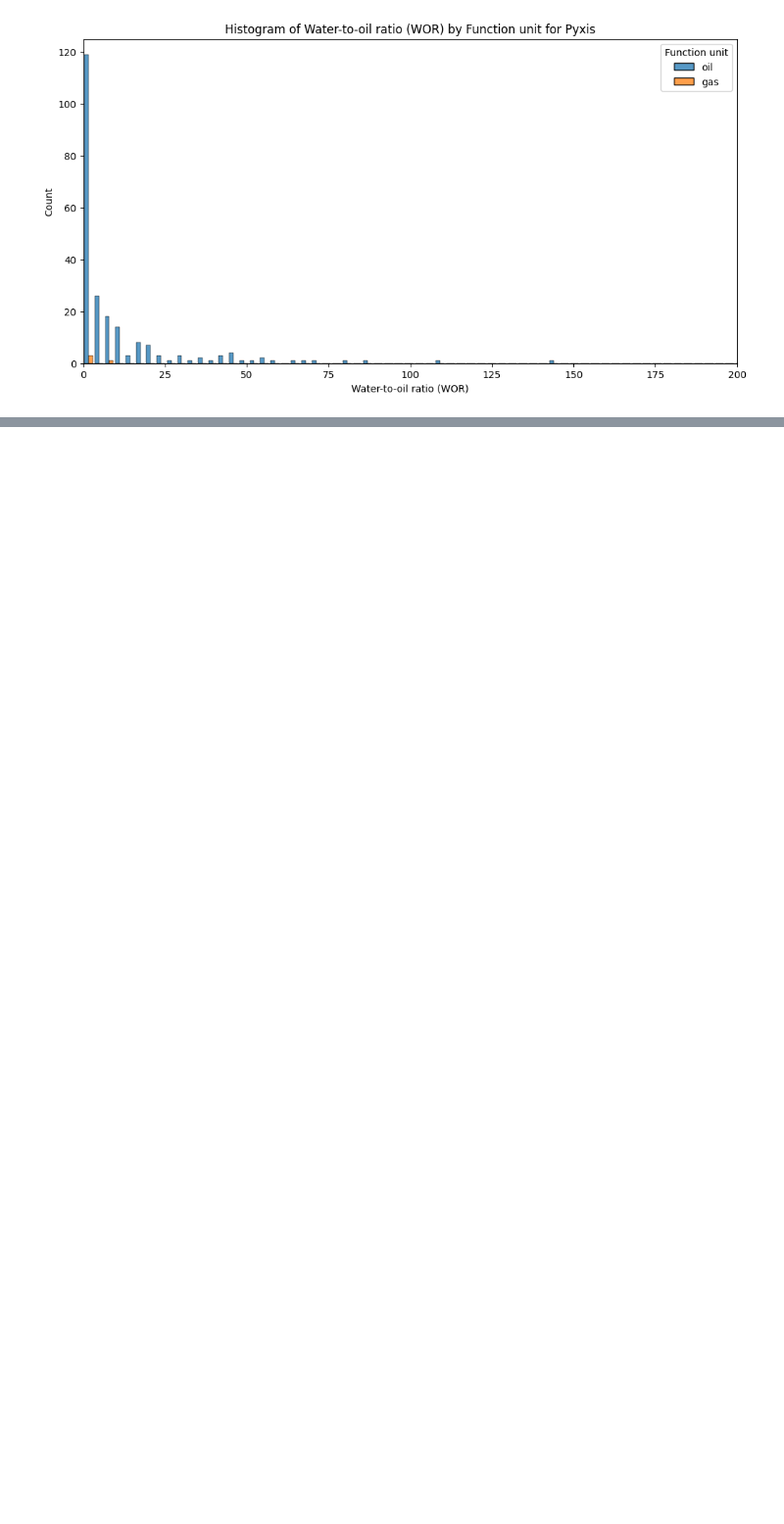
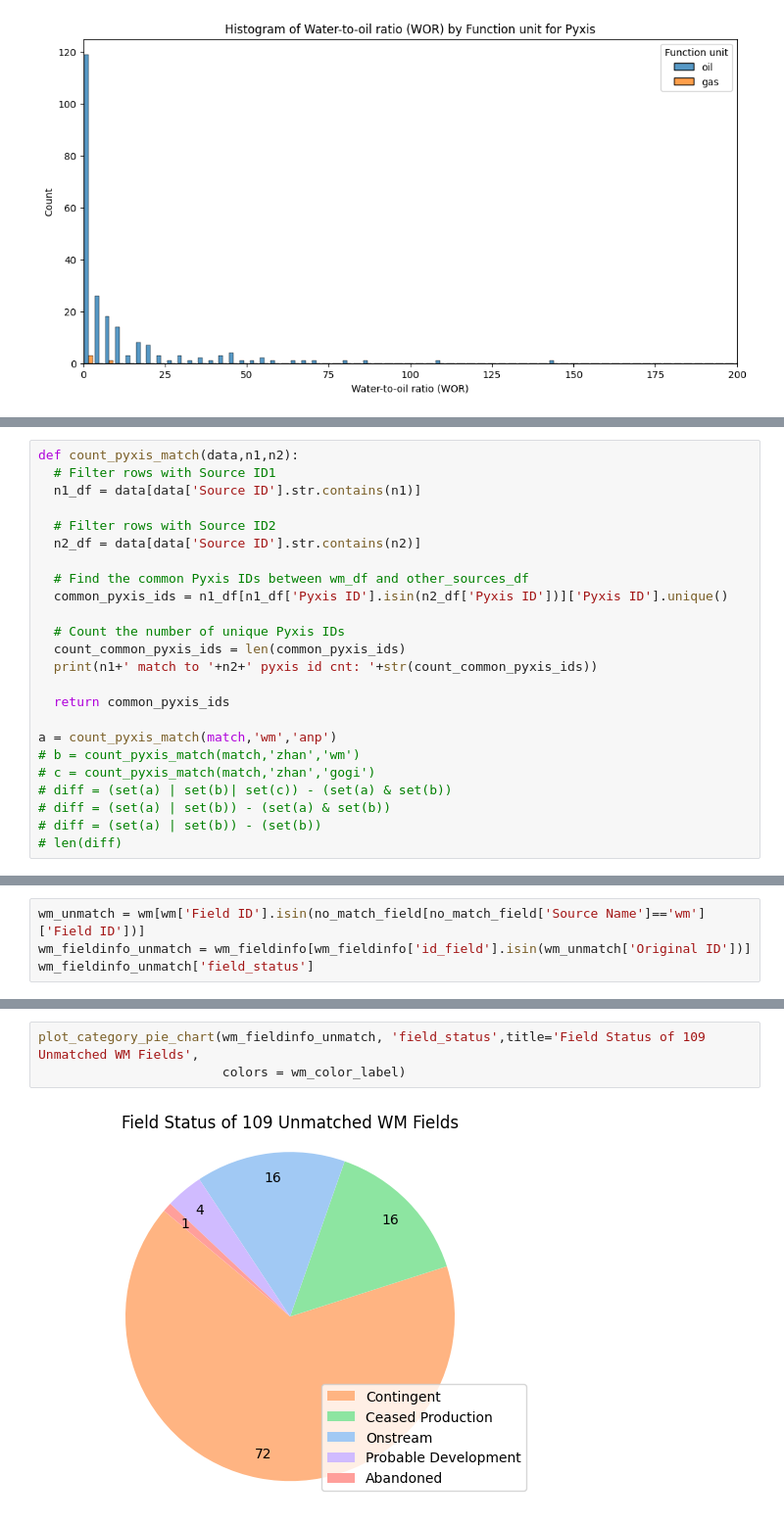
Before and after one commit to FanYaQi/Pyxis, a Jupyter notebook: db/notebooks/demo.ipynb, the cells around one changed output, grey strips where cells are left out. Shown: that part at 98% size. Saved outputs shown, nothing was run; the diff lists cells and outputs as text; blank space fills up the shorter version.

```diff
--- a/db/notebooks/demo.ipynb
+++ b/db/notebooks/demo.ipynb
@@ -53,0 +266,24 @@ plot_category_distribution(pyxis,'Function unit','Water-to-oil ratio (WOR)','Pyx
+# %%
+def count_pyxis_match(data,n1,n2):
+  # Filter rows with Source ID1
+  n1_df = data[data['Source ID'].str.contains(n1)]
+
+  # Filter rows with Source ID2
+  n2_df = data[data['Source ID'].str.contains(n2)]
+
+  # Find the common Pyxis IDs between wm_df and other_sources_df
+  common_pyxis_ids = n1_df[n1_df['Pyxis ID'].isin(n2_df['Pyxis ID'])]['Pyxis ID'].unique()
+
+  # Count the number of unique Pyxis IDs
+  count_common_pyxis_ids = len(common_pyxis_ids)
+  print(n1+' match to '+n2+' pyxis id cnt: '+str(count_common_pyxis_ids))
+
+  return common_pyxis_ids
+
+a = count_pyxis_match(match,'wm','anp')
+# b = count_pyxis_match(match,'zhan','wm')
+# c = count_pyxis_match(match,'zhan','gogi')
+# diff = (set(a) | set(b)| set(c)) - (set(a) & set(b))
+# diff = (set(a) | set(b)) - (set(a) & set(b))
+# diff = (set(a) | set(b)) - (set(b))
+# len(diff)
@@ -53,0 +405,4 @@ plot_category_distribution(pyxis,'Function unit','Water-to-oil ratio (WOR)','Pyx
+# %%
+wm_unmatch = wm[wm['Field ID'].isin(no_match_field[no_match_field['Source Name']=='wm']['Field ID'])]
+wm_fieldinfo_unmatch = wm_fieldinfo[wm_fieldinfo['id_field'].isin(wm_unmatch['Original ID'])]
+wm_fieldinfo_unmatch['field_status']
@@ -53,0 +422,5 @@ plot_category_distribution(pyxis,'Function unit','Water-to-oil ratio (WOR)','Pyx
+# %%
+plot_category_pie_chart(wm_fieldinfo_unmatch, 'field_status',title='Field Status of 109 Unmatched WM Fields',
+                        colors = wm_color_label)
+# %% [output]
+[figure, added]
```
Also changed, not shown: parts of 36 cells of this notebook, 7 other files.
